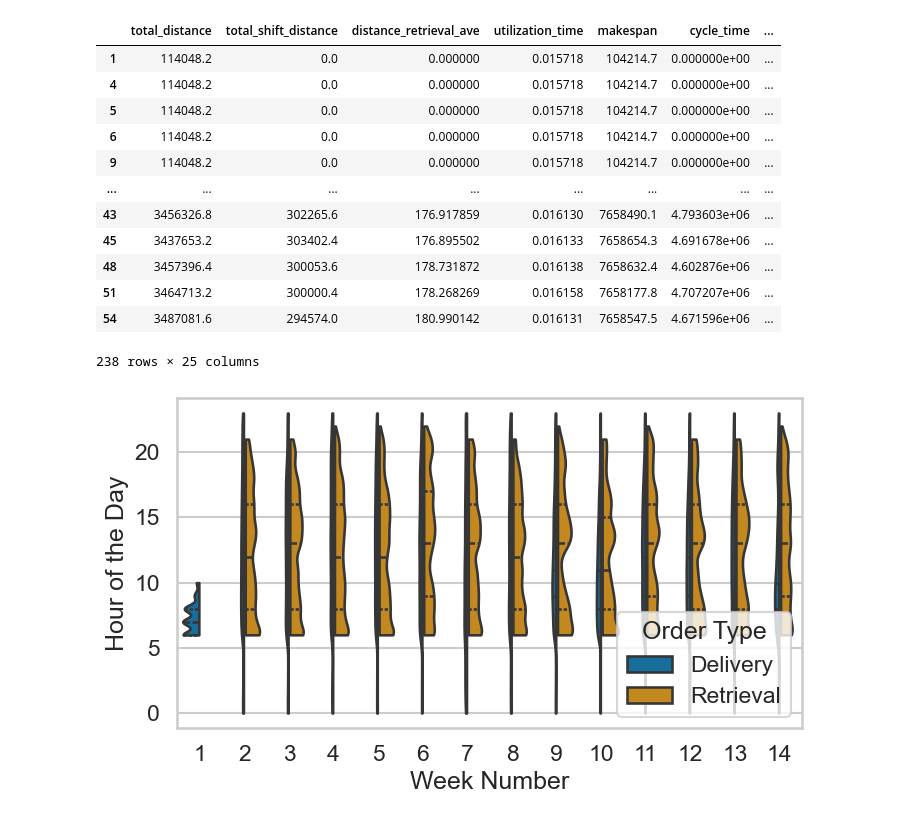
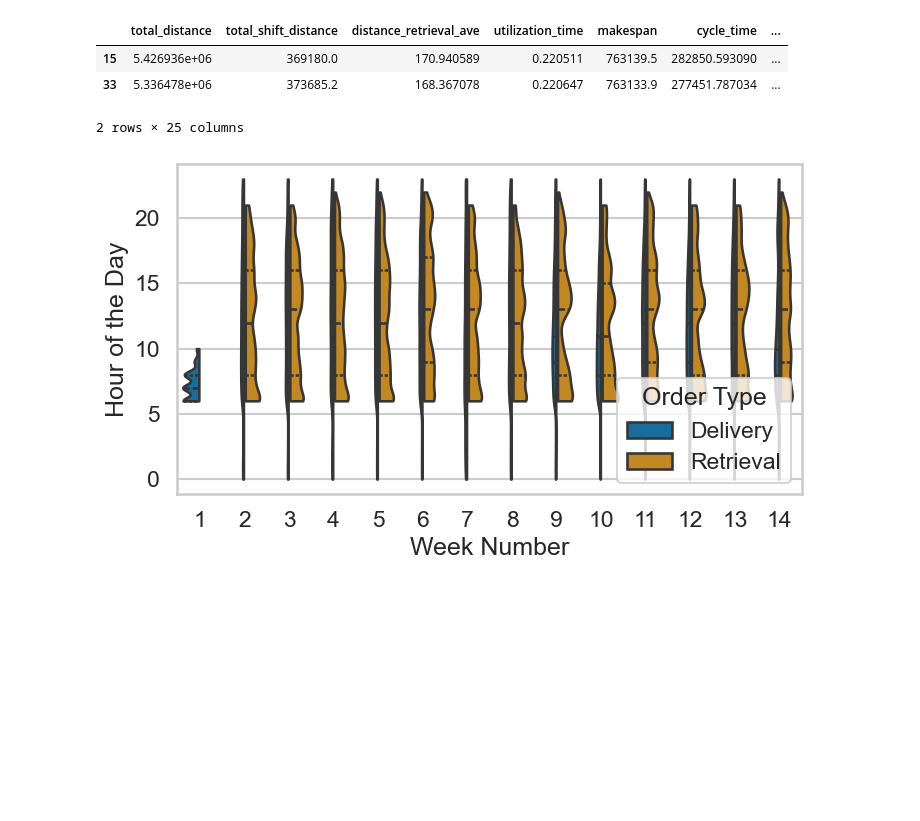
Before and after one commit to j4n1k/slapstack-battery-management, a Jupyter notebook: experiments/plots.ipynb, the cells around one changed output. Cells and saved outputs as stored; diff of their text form; code cells hidden in the pictures; blank space fills up the shorter version.

```diff
--- a/experiments/plots.ipynb
+++ b/experiments/plots.ipynb
@@ -78,12 +212,12 @@ fig, (ax1, ax2) = plt.subplots(2, 1, figsize=(16, 8), sharex=True)
 # palette = cycle(pal2)
 palette = cycle(cbpal)
 
-df['average_service_time'] /= 60
+# df['average_service_time'] /= 60
 sns.violinplot(x='GoChargingTH', y='average_service_time', data=df, palette=palette, hue="interrupted", ax=ax1,
                split=True, inner='quart', gap=0.1, cut=0)
 ax1.set_xticklabels([])
 ax1.set_xlabel("")
-ax1.set_ylabel("Average Service Time\n(in Minutes)")
+ax1.set_ylabel("Average Service Time\n(in Seconds)")
 ax1.legend(title='Interrupted')
 
 # Second plot
@@ -119,19 +248,10 @@ See the caveats in the documentation: https://pandas.pydata.org/pandas-docs/stab
 # %%
-df
+df[(df["GoChargingTH"]=="Fixedth70") & (df["week"]==1)]
 # %% [output]
 |  | total_distance | total_shift_distance | distance_retrieval_ave | utilization_time | makespan | cycle_time | ... |
-| 1 | 114048.2 | 0.0 | 0.000000 | 0.015718 | 104214.7 | 0.000000e+00 | ... |
-| 4 | 114048.2 | 0.0 | 0.000000 | 0.015718 | 104214.7 | 0.000000e+00 | ... |
-| 5 | 114048.2 | 0.0 | 0.000000 | 0.015718 | 104214.7 | 0.000000e+00 | ... |
-| 6 | 114048.2 | 0.0 | 0.000000 | 0.015718 | 104214.7 | 0.000000e+00 | ... |
-| 9 | 114048.2 | 0.0 | 0.000000 | 0.015718 | 104214.7 | 0.000000e+00 | ... |
-| ... | ... | ... | ... | ... | ... | ... | ... |
-| 43 | 3456326.8 | 302265.6 | 176.917859 | 0.016130 | 7658490.1 | 4.793603e+06 | ... |
-| 45 | 3437653.2 | 303402.4 | 176.895502 | 0.016133 | 7658654.3 | 4.691678e+06 | ... |
-| 48 | 3457396.4 | 300053.6 | 178.731872 | 0.016138 | 7658632.4 | 4.602876e+06 | ... |
-| 51 | 3464713.2 | 300000.4 | 178.268269 | 0.016158 | 7658177.8 | 4.707207e+06 | ... |
-| 54 | 3487081.6 | 294574.0 | 180.990142 | 0.016131 | 7658547.5 | 4.671596e+06 | ... |
+| 15 | 5.426936e+06 | 369180.0 | 170.940589 | 0.220511 | 763139.5 | 282850.593090 | ... |
+| 33 | 5.336478e+06 | 373685.2 | 168.367078 | 0.220647 | 763133.9 | 277451.787034 | ... |
-238 rows × 25 columns
+2 rows × 25 columns
 # %%
 from json import load
 
```
Also changed, not shown: parts of 7 cells of this notebook, 4 other files.
